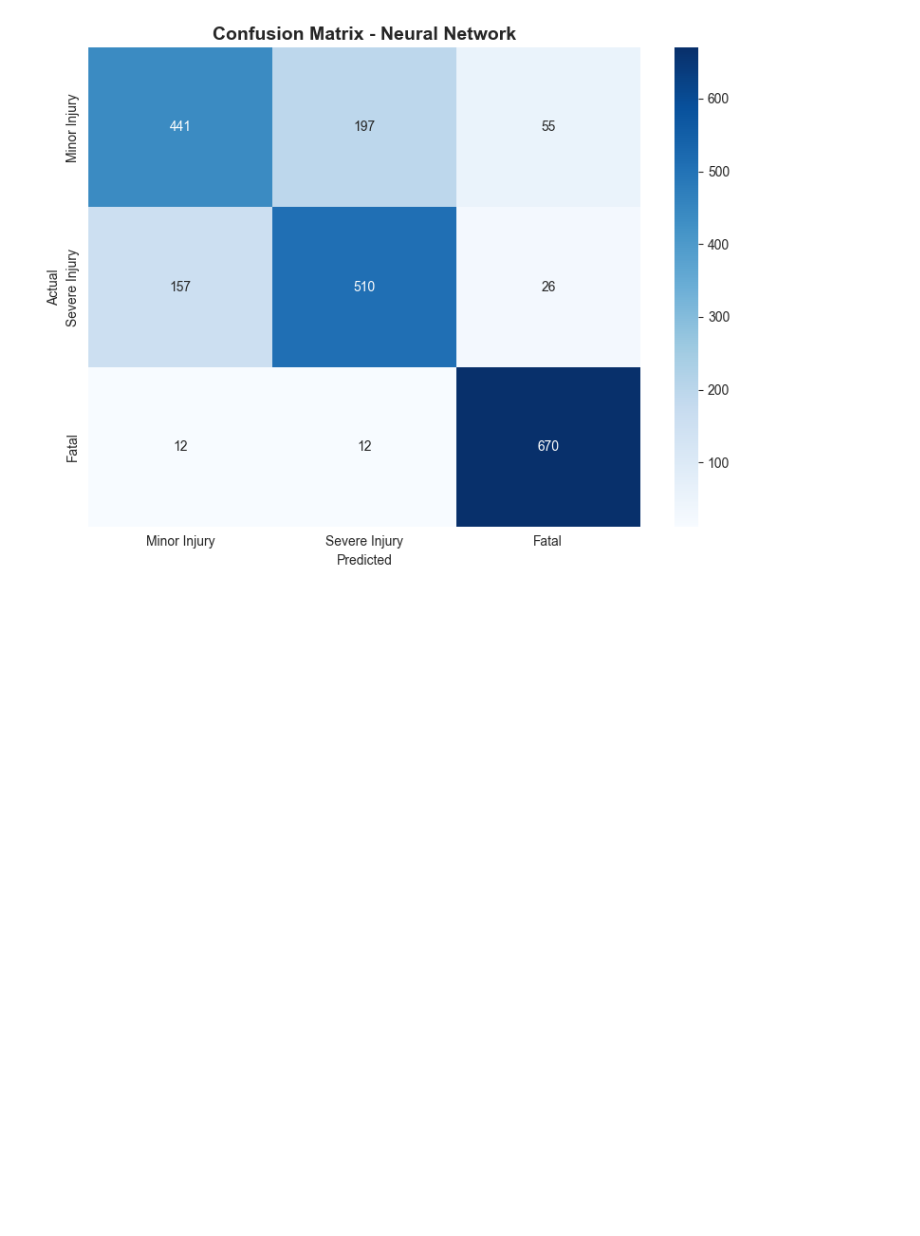
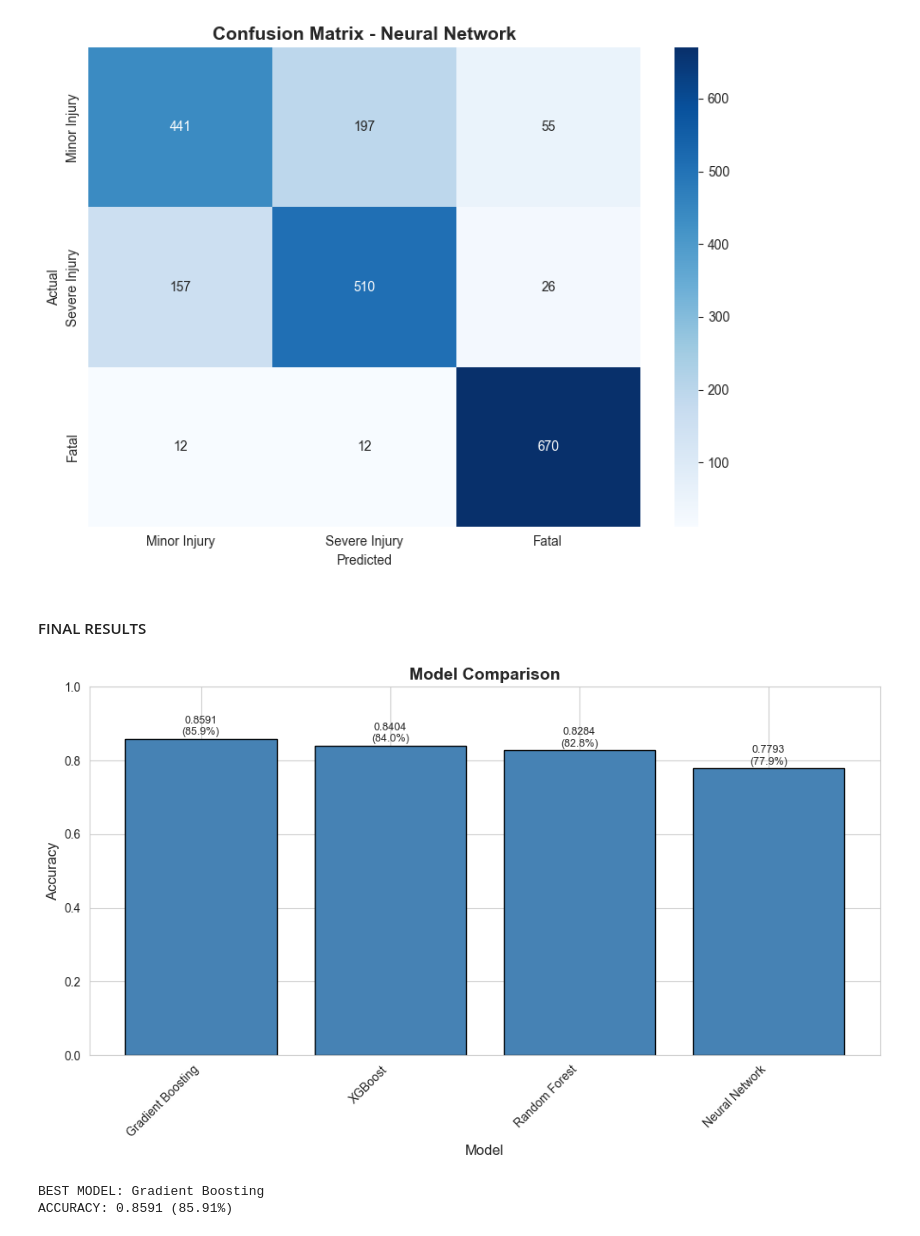
Before and after one commit to PAIshanMadusha/car-crash-severity-prediction-model, a Jupyter notebook: notebooks/car_crash_severity_prediction.ipynb, the cells around one changed output. Drawn from its saved outputs; the diff is of its cells as text; code cells hidden in the pictures; blank space fills up the shorter version.

Commit message:
Best model selection and feature comparison

```diff
--- a/notebooks/car_crash_severity_prediction.ipynb
+++ b/notebooks/car_crash_severity_prediction.ipynb
@@ -730,3 +730,31 @@ Confusion Matrix: XGBoost
 [figure]
 Confusion Matrix: Neural Network
 [figure]
+# %% [markdown]
+#### FINAL RESULTS
+# %%
+results_df = pd.DataFrame(results).sort_values('Accuracy', ascending=False)
+
+plt.figure(figsize=(10, 6))
+plt.bar(results_df['Model'], results_df['Accuracy'], color='steelblue', edgecolor='black')
+plt.xlabel('Model', fontsize=12)
+plt.ylabel('Accuracy', fontsize=12)
+plt.title('Model Comparison', fontsize=14, fontweight='bold')
+plt.xticks(rotation=45, ha='right')
+plt.ylim([0, 1])
+
+for i, v in enumerate(results_df['Accuracy']):
+    plt.text(i, v + 0.01, f'{v:.4f}\n({v*100:.1f}%)', ha='center', fontsize=9)
+
+plt.tight_layout()
+plt.show()
+
+best_model = results_df.iloc[0]['Model']
+best_accuracy = results_df.iloc[0]['Accuracy']
+
+print(f"\nBEST MODEL: {best_model}")
+print(f"ACCURACY: {best_accuracy:.4f} ({best_accuracy*100:.2f}%)")
+# %% [output]
+[figure, added]
+BEST MODEL: Gradient Boosting
+ACCURACY: 0.8591 (85.91%)
```
Also changed, not shown: parts of 2 cells of this notebook.
